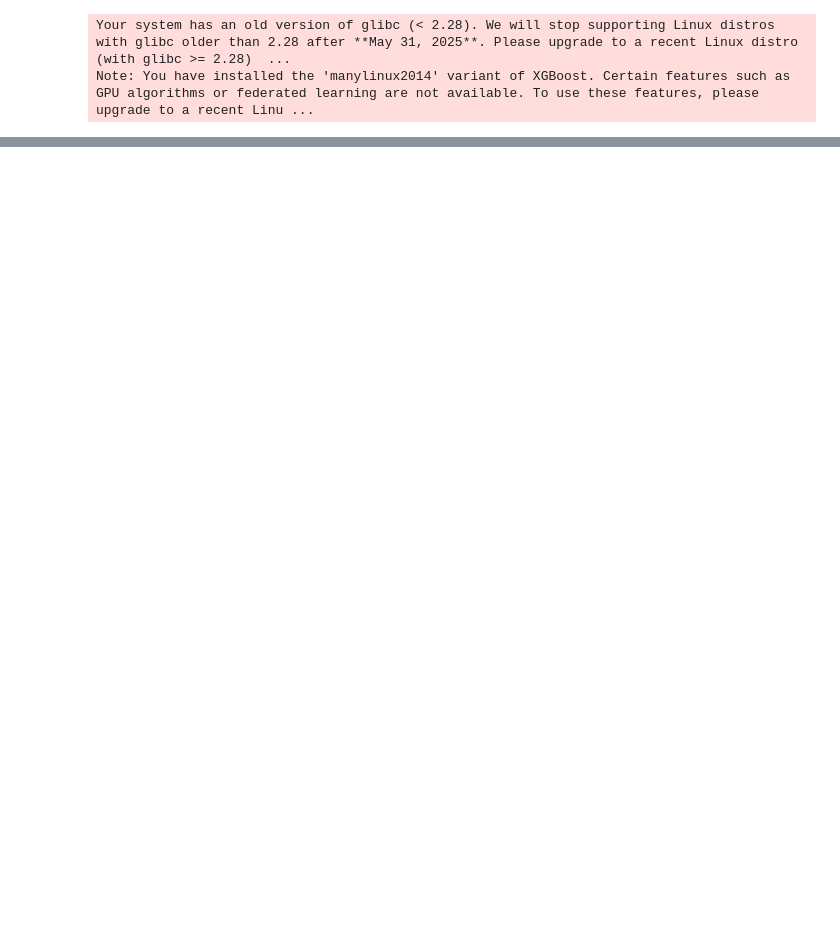
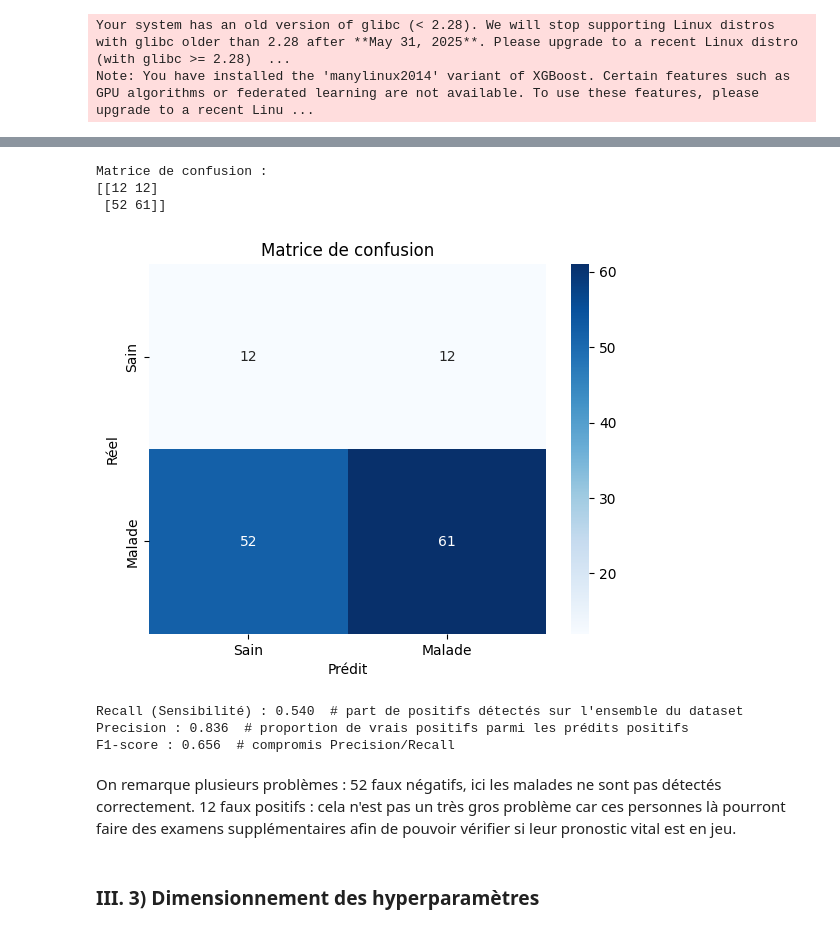
Before and after one commit to pupintimeo-max/Project-ML, a Jupyter notebook: Notebook.ipynb, the cells around one changed output, grey strips where cells are left out. Saved outputs shown, nothing was run; the diff lists cells and outputs as text; code cells hidden in the pictures; blank space fills up the shorter version.

```diff
--- a/Notebook.ipynb
+++ b/Notebook.ipynb
@@ -321,0 +448,46 @@ ValueError: DataFrame.dtypes for data must be int, float, bool or category. When
+# %%
+from sklearn.metrics import confusion_matrix, recall_score, precision_score, f1_score
+import seaborn as sns
+import matplotlib.pyplot as plt
+
+# Features et cible de la cohorte de validation
+X_val = dict_df["validation_cohort"].drop("hospital_outcome_1alive_0dead", axis=1)
+y_val = dict_df["validation_cohort"]["hospital_outcome_1alive_0dead"]
+
+# Prédictions
+y_pred = model.predict(X_val)
+
+# Matrice de confusion
+cm = confusion_matrix(y_val, y_pred)
+print("Matrice de confusion :")
+print(cm)
+
+# Affichage graphique
+sns.heatmap(cm, annot=True, fmt='d', cmap='Blues',
+            xticklabels=['Sain', 'Malade'], yticklabels=['Sain', 'Malade'])
+plt.xlabel("Prédit")
+plt.ylabel("Réel")
+plt.title("Matrice de confusion")
+plt.show()
+
+# Calcul des métriques
+recall = recall_score(y_val, y_pred)
+precision = precision_score(y_val, y_pred)
+f1 = f1_score(y_val, y_pred)
+
+print(f"Recall (Sensibilité) : {recall:.3f}  # part de positifs détectés sur l'ensemble du dataset")
+print(f"Precision : {precision:.3f}  # proportion de vrais positifs parmi les prédits positifs")
+print(f"F1-score : {f1:.3f}  # compromis Precision/Recall")
+# %% [output]
+Matrice de confusion :
+[[12 12]
+ [52 61]]
+[figure, added]
+Recall (Sensibilité) : 0.540  # part de positifs détectés sur l'ensemble du dataset
+Precision : 0.836  # proportion de vrais positifs parmi les prédits positifs
+F1-score : 0.656  # compromis Precision/Recall
+# %% [markdown]
+On remarque plusieurs problèmes : 52 faux négatifs, ici les malades ne sont pas détectés correctement.
+12 faux positifs : cela n'est pas un très gros problème car ces personnes là pourront faire des examens supplémentaires afin de pouvoir vérifier si leur pronostic vital est en jeu.
+# %% [markdown]
+### III. 3) Dimensionnement des hyperparamètres
```
Also changed, not shown: parts of 31 cells of this notebook.
